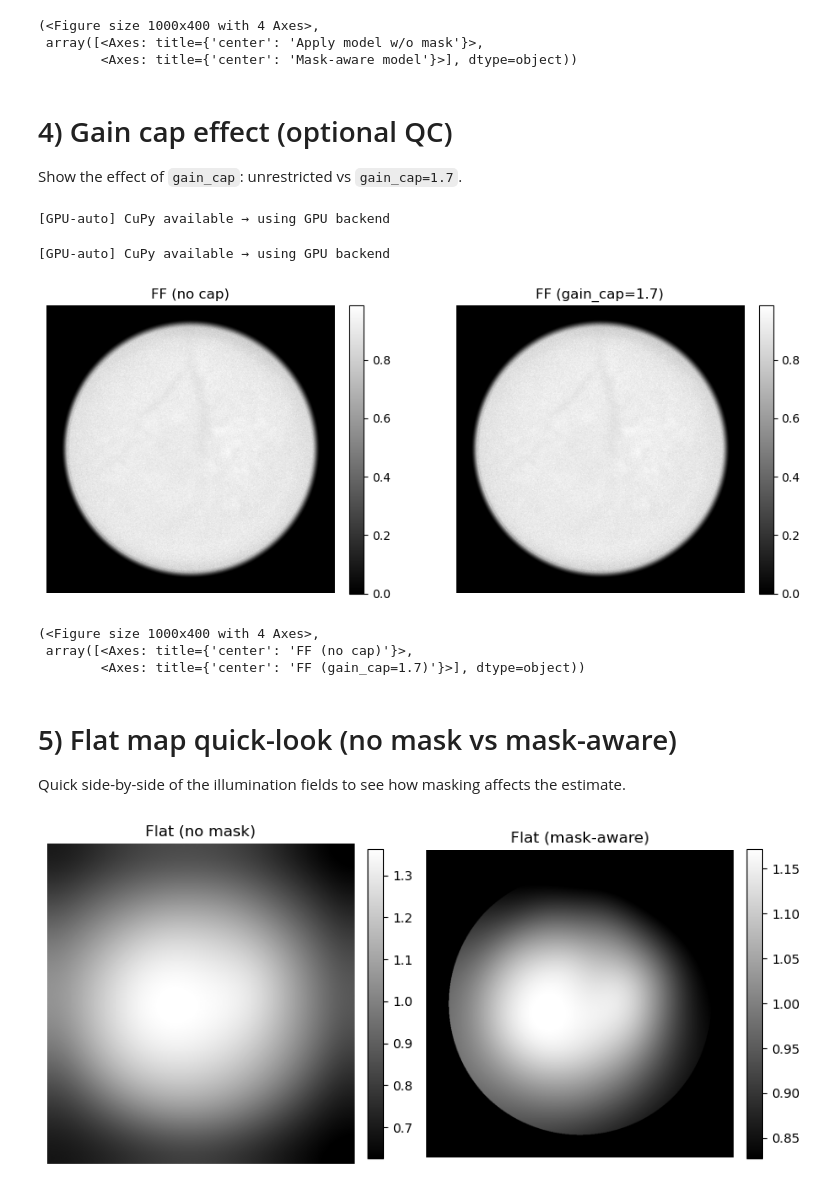
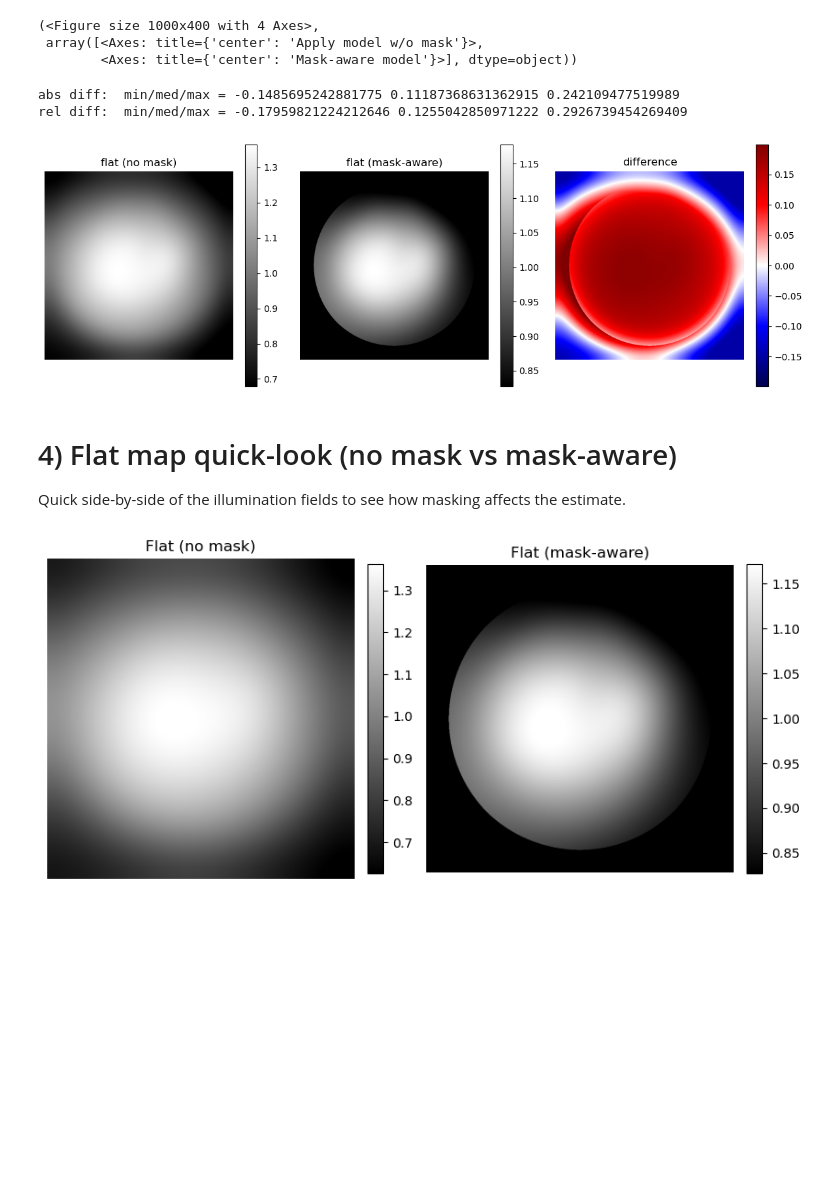
Before and after one commit to VestSmert/hybrid, a Jupyter notebook: notebooks/flatfield_test.ipynb, the cells around one changed output. Drawn from its saved outputs; the diff is of its cells as text; code cells hidden in the pictures; blank space fills up the shorter version.

```diff
--- a/notebooks/flatfield_test.ipynb
+++ b/notebooks/flatfield_test.ipynb
@@ -167,35 +149,35 @@ show_pair(ff_nomask[T // 2], stack_c_ff[T // 2],
 (<Figure size 1000x400 with 4 Axes>,
  array([<Axes: title={'center': 'Apply model w/o mask'}>,
         <Axes: title={'center': 'Mask-aware model'}>], dtype=object))
-# %% [markdown]
-# 4) Gain cap effect (optional QC)
-
-Show the effect of `gain_cap`: unrestricted vs `gain_cap=1.7`.
-# %%
-# --- 4) gain cap effect ----------------------------------------------------
-ff_no_cap = apply_from_model(
-    stack_c, model_c,
-    mask=m_c, gain_cap=None,
-    renormalize="robust", device="auto", progress=True
-)
-ff_cap = apply_from_model(
-    stack_c, model_c,
-    mask=m_c, gain_cap=1.7,
-    renormalize="robust", device="auto", progress=True
-)
-
-show_pair(ff_no_cap[T // 2], ff_cap[T // 2],
-          titles=("FF (no cap)", "FF (gain_cap=1.7)"),
-          link_scales=True)
-# %% [output]
-[GPU-auto] CuPy available → using GPU backend
-[GPU-auto] CuPy available → using GPU backend
-[figure]
-(<Figure size 1000x400 with 4 Axes>,
- array([<Axes: title={'center': 'FF (no cap)'}>,
-        <Axes: title={'center': 'FF (gain_cap=1.7)'}>], dtype=object))
+# %%
+# 1) take flats of both models
+flat_nom  = model_nomask_on_c["flat_norm"]
+flat_mask = model_c["flat_norm"]
+
+# 2) difference metrics
+diff = flat_nom - flat_mask
+rel  = diff / np.maximum(flat_mask, 1e-6)
+print(
+    "abs diff:  min/med/max =",
+    float(np.min(diff)), float(np.median(diff)), float(np.max(diff)),
+    "\nrel diff:  min/med/max =",
+    float(np.min(rel)),  float(np.median(rel)),  float(np.max(rel)),
+)
+
+# 3) visualization of difference
+vmin, vmax = robust_limits(diff, p=(1,99))
+m = max(abs(vmin), abs(vmax))
+fig, ax = plt.subplots(1,3, figsize=(12,4))
+im0 = ax[0].imshow(flat_nom,  cmap="gray");                       ax[0].set_title("flat (no mask)");   ax[0].axis("off"); fig.colorbar(im0, ax=ax[0])
+im1 = ax[1].imshow(flat_mask, cmap="gray");                       ax[1].set_title("flat (mask-aware)");ax[1].axis("off"); fig.colorbar(im1, ax=ax[1])
+im2 = ax[2].imshow(diff,      cmap="seismic", vmin=-m, vmax=m);   ax[2].set_title("difference");       ax[2].axis("off"); fig.colorbar(im2, ax=ax[2])
+plt.tight_layout(); plt.show()
+# %% [output]
+abs diff:  min/med/max = -0.1485695242881775 0.11187368631362915 0.242109477519989
+rel diff:  min/med/max = -0.17959821224212646 0.1255042850971222 0.2926739454269409
+[figure, added]
 # %% [markdown]
-# 5) Flat map quick-look (no mask vs mask-aware)
+# 4) Flat map quick-look (no mask vs mask-aware)
 
 Quick side-by-side of the illumination fields to see how masking affects the estimate.
 # %%
```
Also changed, not shown: parts of 4 cells of this notebook, 1 other file.
